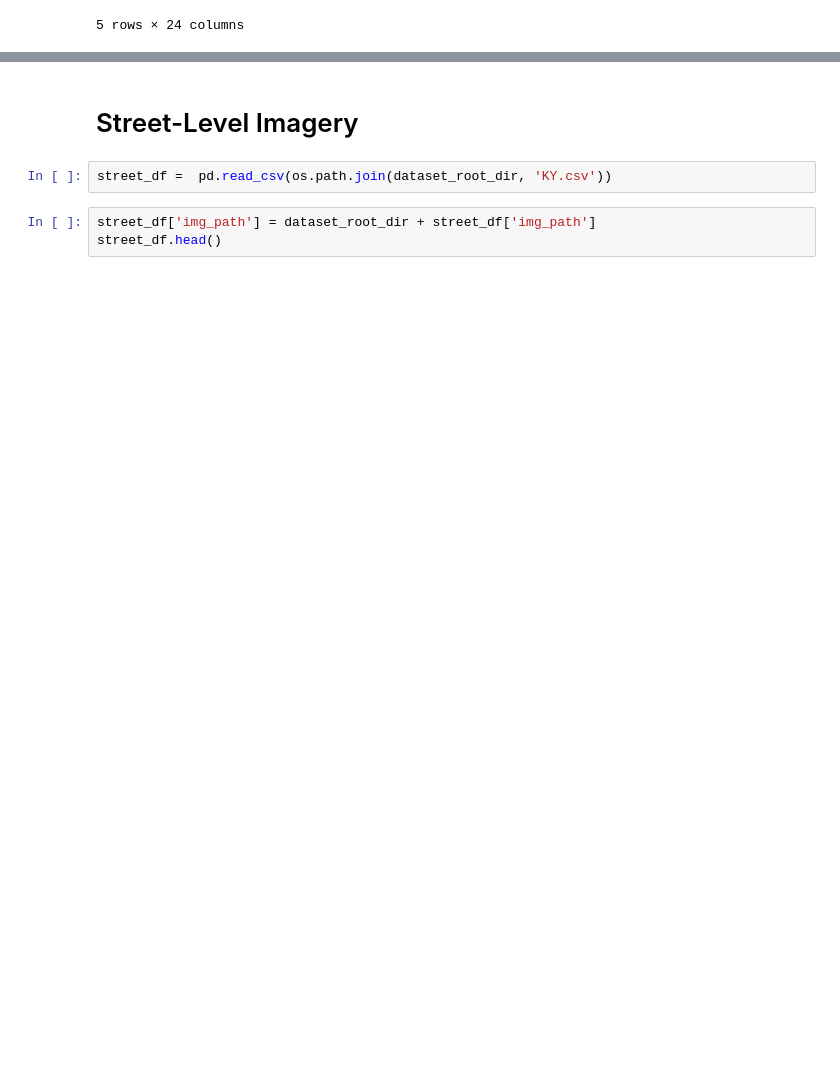
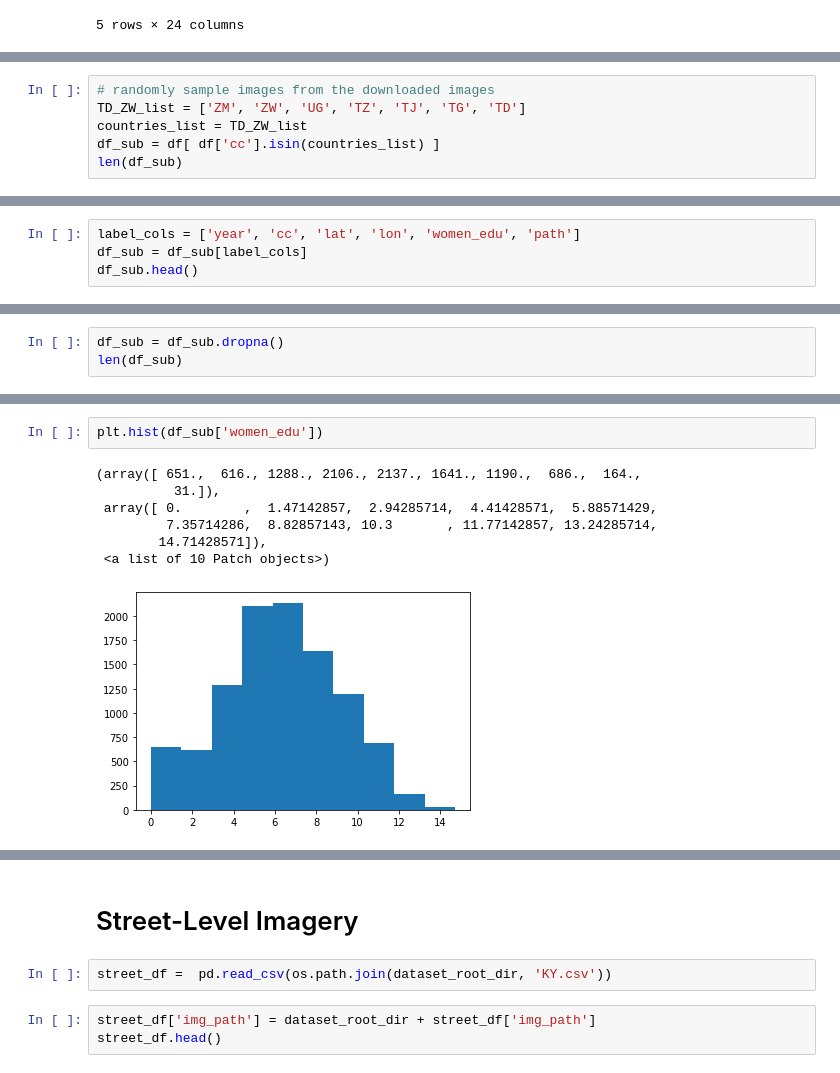
Before and after one commit to disaalda/cs230, a Jupyter notebook: womens_edu/data_preprocessing.ipynb, the cells around one changed output, grey strips where cells are left out. Drawn from its saved outputs; the diff is of its cells as text; blank space fills up the shorter version.

```diff
--- a/womens_edu/data_preprocessing.ipynb
+++ b/womens_edu/data_preprocessing.ipynb
@@ -106,0 +153,6 @@ df_sub.set_index('DHSID_EA', verify_integrity=True, inplace=True)
+# %%
+# randomly sample images from the downloaded images
+TD_ZW_list = ['ZM', 'ZW', 'UG', 'TZ', 'TJ', 'TG', 'TD']
+countries_list = TD_ZW_list
+df_sub = df[ df['cc'].isin(countries_list) ]
+len(df_sub)
@@ -106,0 +176,4 @@ df_sub.set_index('DHSID_EA', verify_integrity=True, inplace=True)
+# %%
+label_cols = ['year', 'cc', 'lat', 'lon', 'women_edu', 'path']
+df_sub = df_sub[label_cols]
+df_sub.head()
@@ -106,0 +188,3 @@ df_sub.set_index('DHSID_EA', verify_integrity=True, inplace=True)
+# %%
+df_sub = df_sub.dropna()
+len(df_sub)
@@ -106,0 +209,10 @@ df_sub.set_index('DHSID_EA', verify_integrity=True, inplace=True)
+# %%
+plt.hist(df_sub['women_edu'])
+# %% [output]
+(array([ 651.,  616., 1288., 2106., 2137., 1641., 1190.,  686.,  164.,
+          31.]),
+ array([ 0.        ,  1.47142857,  2.94285714,  4.41428571,  5.88571429,
+         7.35714286,  8.82857143, 10.3       , 11.77142857, 13.24285714,
+        14.71428571]),
+ <a list of 10 Patch objects>)
+[figure, added]
```
Also changed, not shown: parts of 25 cells of this notebook, 1 other file.
